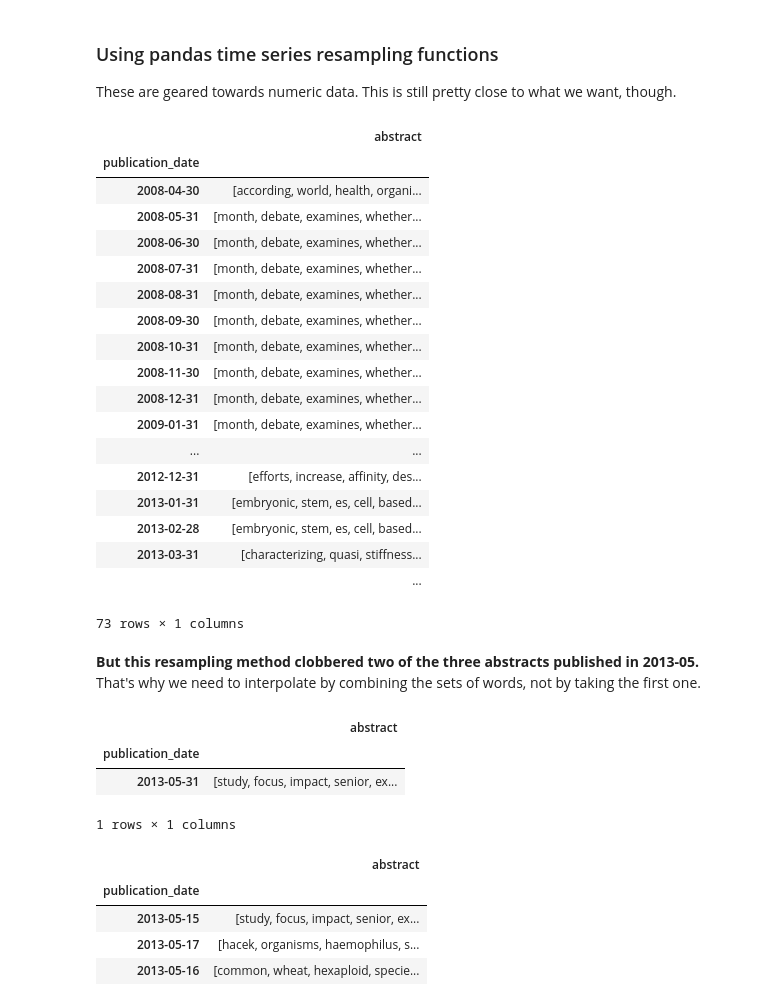
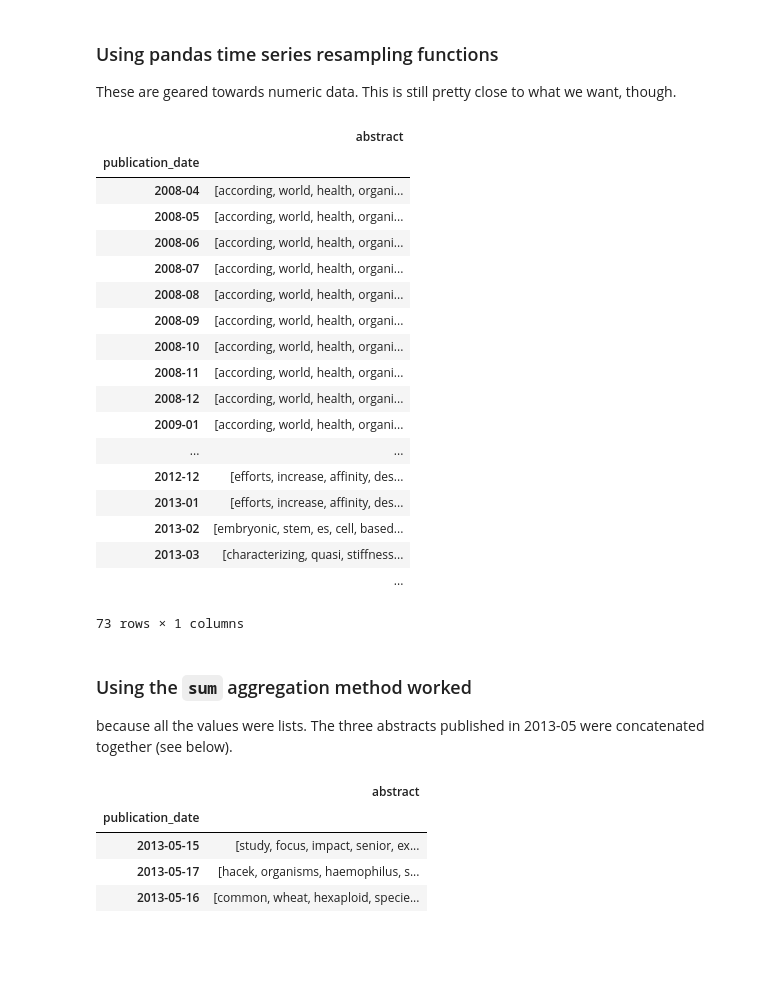
Before and after one commit to cmgerber/PLOS_Cloud_Explorer, a Jupyter notebook: ipython_notebooks/time_slider_attempt.ipynb, the cells around one changed output. Cells and saved outputs as stored; diff of their text form; code cells hidden in the pictures; blank space fills up the shorter version.

```diff
--- a/ipython_notebooks/time_slider_attempt.ipynb
+++ b/ipython_notebooks/time_slider_attempt.ipynb
@@ -106,38 +67,34 @@ articles_timed
 ### Using pandas time series resampling functions
 
 These are geared towards numeric data. This is still pretty close to what we want, though.
-# %%
-articles_monthly_bfill = articles_timed.resample('M', how='first', fill_method='bfill')
-articles_monthly_bfill
-# %% [output]
-|  | abstract |
-| publication_date |  |
-| 2008-04-30 | [according, world, health, organi... |
-| 2008-05-31 | [month, debate, examines, whether... |
-| 2008-06-30 | [month, debate, examines, whether... |
-| 2008-07-31 | [month, debate, examines, whether... |
-| 2008-08-31 | [month, debate, examines, whether... |
-| 2008-09-30 | [month, debate, examines, whether... |
-| 2008-10-31 | [month, debate, examines, whether... |
-| 2008-11-30 | [month, debate, examines, whether... |
-| 2008-12-31 | [month, debate, examines, whether... |
-| 2009-01-31 | [month, debate, examines, whether... |
-| ... | ... |
-| 2012-12-31 | [efforts, increase, affinity, des... |
-| 2013-01-31 | [embryonic, stem, es, cell, based... |
-| 2013-02-28 | [embryonic, stem, es, cell, based... |
-| 2013-03-31 | [characterizing, quasi, stiffness... |
-|  | ... |
-73 rows × 1 columns
-# %% [markdown]
-**But this resampling method clobbered two of the three abstracts published in 2013-05.** That's why we need to interpolate by combining the sets of words, not by taking the first one.
-# %%
-articles_monthly_bfill['2013-05']
-# %% [output]
-|  | abstract |
-| publication_date |  |
-| 2013-05-31 | [study, focus, impact, senior, ex... |
-1 rows × 1 columns
+# %%
+articles_monthly = articles_timed.resample('M', how='sum', fill_method='ffill', kind='period')
+articles_monthly.abstract = articles_monthly.abstract.apply(lambda x: np.nan if x == 0 else x)
+articles_monthly.fillna(method='ffill', inplace=True)
+articles_monthly
+# %% [output]
+|  | abstract |
+| publication_date |  |
+| 2008-04 | [according, world, health, organi... |
+| 2008-05 | [according, world, health, organi... |
+| 2008-06 | [according, world, health, organi... |
+| 2008-07 | [according, world, health, organi... |
+| 2008-08 | [according, world, health, organi... |
+| 2008-09 | [according, world, health, organi... |
+| 2008-10 | [according, world, health, organi... |
+| 2008-11 | [according, world, health, organi... |
+| 2008-12 | [according, world, health, organi... |
+| 2009-01 | [according, world, health, organi... |
+| ... | ... |
+| 2012-12 | [efforts, increase, affinity, des... |
+| 2013-01 | [efforts, increase, affinity, des... |
+| 2013-02 | [embryonic, stem, es, cell, based... |
+| 2013-03 | [characterizing, quasi, stiffness... |
+|  | ... |
+73 rows × 1 columns
+# %% [markdown]
+### Using the `sum` aggregation method worked
+because all the values were lists. The three abstracts published in 2013-05 were concatenated together (see below).
 # %%
 articles_timed['2013-05']
 # %% [output]
```
Also changed, not shown: parts of 23 cells of this notebook.
